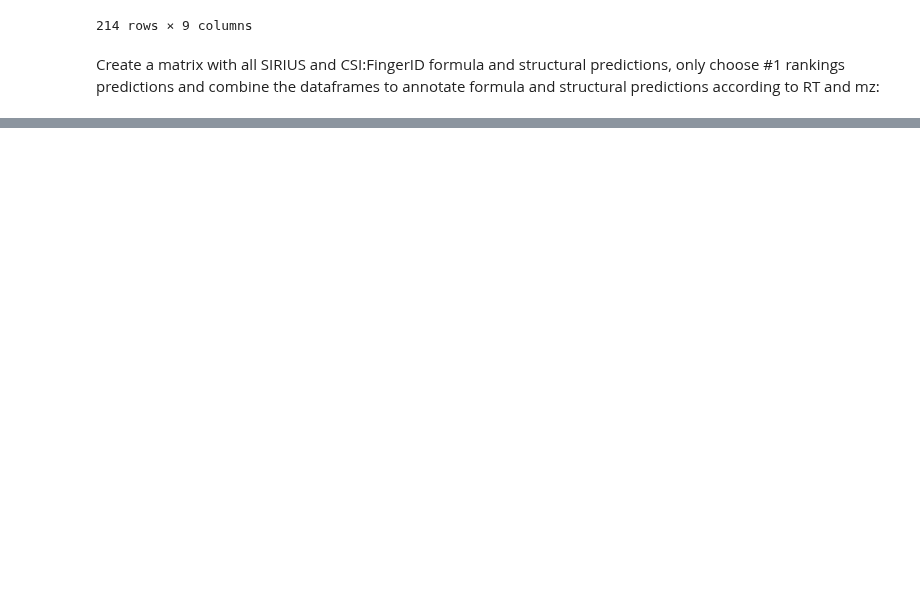
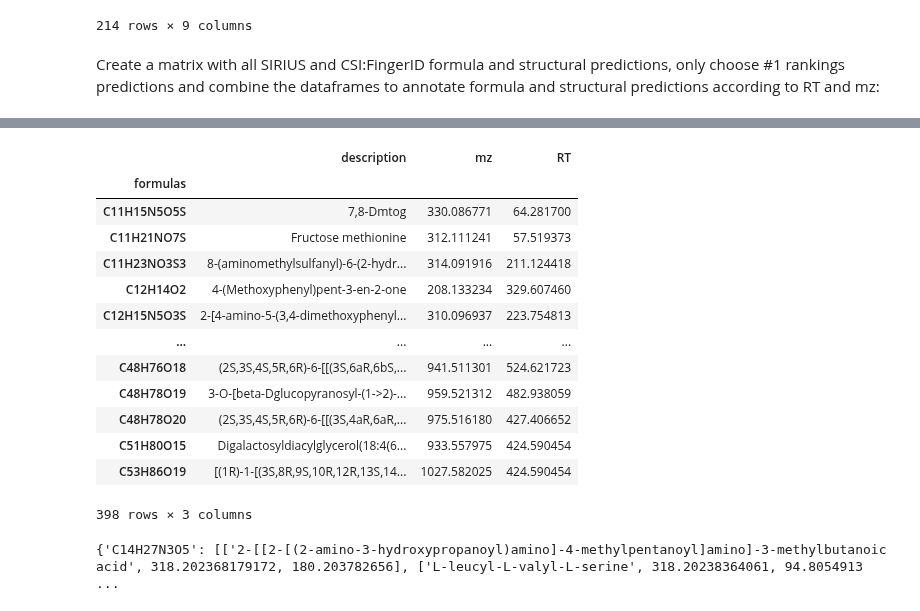
Before and after one commit to eeko-kon/pyOpenMS_UmetaFlow, a Jupyter notebook: 8.1_DataAnalysis.ipynb, the cells around one changed output, grey strips where cells are left out. Saved outputs shown, nothing was run; the diff lists cells and outputs as text; code cells hidden in the pictures; blank space fills up the shorter version.

```diff
--- a/8.1_DataAnalysis.ipynb
+++ b/8.1_DataAnalysis.ipynb
@@ -791,0 +836,52 @@ df.to_csv("SIRIUSCSI_FINGERID.tsv", sep="\t", index= None)
+# %%
+df_singletons=df_structures.reset_index().drop_duplicates(subset="chemical_formula", keep=False)
+df_singletons= df_singletons.rename(columns={"chemical_formula": "formulas", "exp_mass_to_charge": "mz", "retention_time": "RT"})
+df_singletons= df_singletons.set_index("formulas")
+df_singletons
+# %% [output]
+|  | description | mz | RT |
+| formulas |  |  |  |
+| C11H15N5O5S | 7,8-Dmtog | 330.086771 | 64.281700 |
+| C11H21NO7S | Fructose methionine | 312.111241 | 57.519373 |
+| C11H23NO3S3 | 8-(aminomethylsulfanyl)-6-(2-hydr... | 314.091916 | 211.124418 |
+| C12H14O2 | 4-(Methoxyphenyl)pent-3-en-2-one | 208.133234 | 329.607460 |
+| C12H15N5O3S | 2-[4-amino-5-(3,4-dimethoxyphenyl... | 310.096937 | 223.754813 |
+| ... | ... | ... | ... |
+| C48H76O18 | (2S,3S,4S,5R,6R)-6-[[(3S,6aR,6bS,... | 941.511301 | 524.621723 |
+| C48H78O19 | 3-O-[beta-Dglucopyranosyl-(1->2)-... | 959.521312 | 482.938059 |
+| C48H78O20 | (2S,3S,4S,5R,6R)-6-[[(3S,4aR,6aR,... | 975.516180 | 427.406652 |
+| C51H80O15 | Digalactosyldiacylglycerol(18:4(6... | 933.557975 | 424.590454 |
+| C53H86O19 | [(1R)-1-[(3S,8R,9S,10R,12R,13S,14... | 1027.582025 | 424.590454 |
+398 rows × 3 columns
+# %%
+from itertools import chain
+from collections import defaultdict
+
+dict={}
+
+for formula in np.unique(df_structures.index):
+    if len(df_structures_helper[df_structures_helper["chemical_formula"]==formula])>=2:
+        for i, lists in enumerate((df_structures_helper[df_structures_helper["chemical_formula"]==formula]).values.tolist()):
+            key, value= lists[0], lists[1:]
+            dict.setdefault(key, []).append(value)
+
+
+from math import isclose
+
+for key, values in enumerate(dict.values()):
+    #print(key, values)
+    if len(values) == 2:
+        mass_delta= (abs(values[0][1]-values[1][1])/values[0][1])*1000000.0
+        maxdeltaRT= values[1][2]+20.0
+        mindeltaRT= values[1][2]-20.0
+        if (mindeltaRT <= values[0][2] <=  maxdeltaRT) &(mass_delta<= 20.0):
+            values.pop()
+    if len(values) > 2:
+        a= values[0][1]
+        A= values[0][2]
+        for b, B in zip(values[1:][1], values[1:][2]):
+            if isclose(a, b, rel_tol=1e-2, abs_tol=0.0) & isclose(A, B, rel_tol=40.0, abs_tol=0.0):
+                del values[1:]
+print(dict)
+# %% [output]
+{'C14H27N3O5': [['2-[[2-[(2-amino-3-hydroxypropanoyl)amino]-4-methylpentanoyl]amino]-3-methylbutanoic acid', 318.202368179172, 180.203782656], ['L-leucyl-L-valyl-L-serine', 318.20238364061, 94.8054913 ...
```
Also changed, not shown: parts of 21 cells of this notebook, 2 other files.
